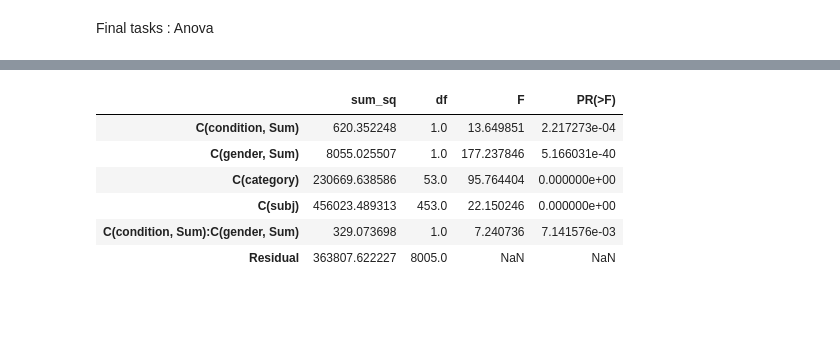
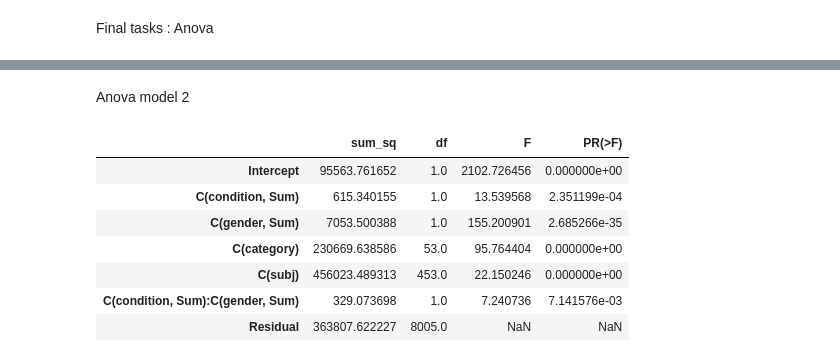
Before and after one commit to vassilismylo/Applied_ML, a Jupyter notebook: age_gender_distortion_ex2/age_gender_distortion_ex2.ipynb, the cells around one changed output, grey strips where cells are left out. Cells and saved outputs as stored; diff of their text form; code cells hidden in the pictures; blank space fills up the shorter version.

```diff
--- a/age_gender_distortion_ex2/age_gender_distortion_ex2.ipynb
+++ b/age_gender_distortion_ex2/age_gender_distortion_ex2.ipynb
@@ -807,8 +859,8 @@ Model 2
 model2 = smf.ols(
     formula="""
         age
-        ~ C(category)
-        + C(subj)
+        ~ category
+        + subj
     """,
     data=all
 ).fit()
@@ -957,20 +1030,23 @@ anova_table_1
+# %% [markdown]
+Anova model 2
 # %%
 anova_model_2 = smf.ols(
     """
     age
     ~ C(condition, Sum) * C(gender, Sum)
     + C(category)
     + C(subj)
     """,
     data=all
 ).fit()
 
-anova_table_2 = sm.stats.anova_lm(anova_model_2, typ=2)
+anova_table_2 = sm.stats.anova_lm(anova_model_2, typ=3)
 anova_table_2
 # %% [output]
 |  | sum_sq | df | F | PR(>F) |
-| C(condition, Sum) | 620.352248 | 1.0 | 13.649851 | 2.217273e-04 |
-| C(gender, Sum) | 8055.025507 | 1.0 | 177.237846 | 5.166031e-40 |
+| Intercept | 95563.761652 | 1.0 | 2102.726456 | 0.000000e+00 |
+| C(condition, Sum) | 615.340155 | 1.0 | 13.539568 | 2.351199e-04 |
+| C(gender, Sum) | 7053.500388 | 1.0 | 155.200901 | 2.685266e-35 |
 | C(category) | 230669.638586 | 53.0 | 95.764404 | 0.000000e+00 |
 | C(subj) | 456023.489313 | 453.0 | 22.150246 | 0.000000e+00 |
 | C(condition, Sum):C(gender, Sum) | 329.073698 | 1.0 | 7.240736 | 7.141576e-03 |
```
Also changed, not shown: parts of 43 cells of this notebook, 14 other files.
